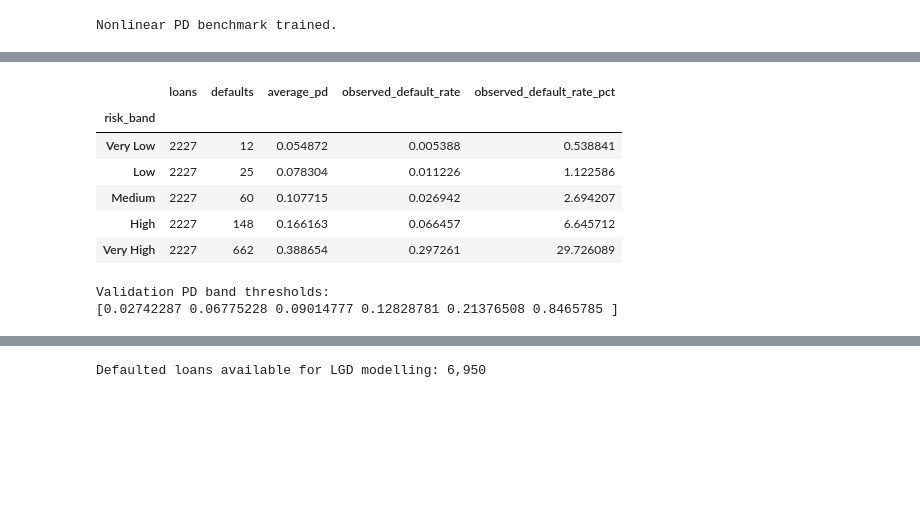
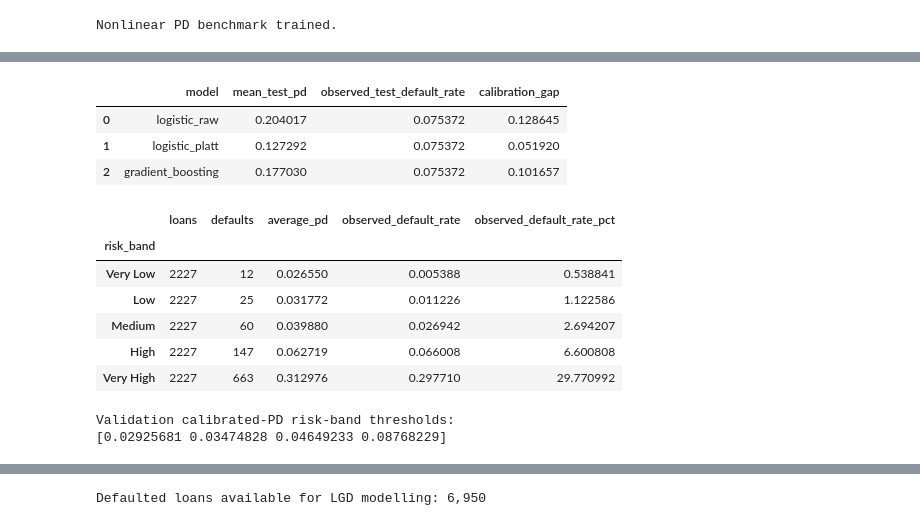
Before and after one commit to Ashwannii-20/BankSense-2.0, a Jupyter notebook: notebooks/03_leakage_analysis.ipynb, the cells around one changed output, grey strips where cells are left out. Drawn from its saved outputs; the diff is of its cells as text; code cells hidden in the pictures; blank space fills up the shorter version.

```diff
--- a/notebooks/03_leakage_analysis.ipynb
+++ b/notebooks/03_leakage_analysis.ipynb
@@ -1120,7 +1120,7 @@ print("Preprocessing pipeline created.")
 # %% [output]
 Preprocessing pipeline created.
 # %%
-preprocessor.fit(X)
+preprocessor.fit(X_train)
 # %% [output]
 ColumnTransformer(transformers=[('numeric',
                                  Pipeline(steps=[('imputer',
@@ -2204,67 +2000,101 @@ model. Retain Gradient Boosting as a challenger benchmark.
+# %%
+# ---------------------------------------------------------------------------
+# Compare out-of-time PD levels
+# ---------------------------------------------------------------------------
+
+pd_level_comparison = pd.DataFrame(
+    {
+        "model": [
+            "logistic_raw",
+            "logistic_platt",
+            "gradient_boosting",
+        ],
+        "mean_test_pd": [
+            test_pd.mean(),
+            test_pd_platt.mean(),
+            gb_test_pd.mean(),
+        ],
+        "observed_test_default_rate": [
+            y_test.mean(),
+            y_test.mean(),
+            y_test.mean(),
+        ],
+    }
+)
+
+pd_level_comparison["calibration_gap"] = (
+    pd_level_comparison["mean_test_pd"]
+    - pd_level_comparison["observed_test_default_rate"]
+)
+
+display(pd_level_comparison)
+# %% [output]
+|  | model | mean_test_pd | observed_test_default_rate | calibration_gap |
+| 0 | logistic_raw | 0.204017 | 0.075372 | 0.128645 |
+| 1 | logistic_platt | 0.127292 | 0.075372 | 0.051920 |
+| 2 | gradient_boosting | 0.177030 | 0.075372 | 0.101657 |
 # %%
 # ---------------------------------------------------------------------------
-# Create validation PD risk bands
+# Create validation PD risk bands using the selected calibration mapping
 # ---------------------------------------------------------------------------
+
+validation_pd_platt = platt_calibrator.predict_proba(
+    validation_pd.reshape(-1, 1)
+)[:, 1]
 
 validation_risk_data = pd.DataFrame(
     {
-        "observed_default": y_validation.values,
-        "predicted_pd": validation_pd.reshape(-1),
+        "observed_default": y_validation.to_numpy(),
+        "predicted_pd": validation_pd_platt,
     }
 )
 
 validation_risk_data["risk_band"] = pd.qcut(
     validation_risk_data["predicted_pd"],
     q=5,
-    labels=[
-        "Very Low",
-        "Low",
-        "Medium",
-        "High",
-        "Very High",
-    ],
+    labels=["Very Low", "Low", "Medium", "High", "Very High"],
     duplicates="drop",
 )
 
 validation_band_summary = (
     validation_risk_data
     .groupby("risk_band", observed=False)
     .agg(
         loans=("observed_default", "size"),
         defaults=("observed_default", "sum"),
         average_pd=("predicted_pd", "mean"),
         observed_default_rate=("observed_default", "mean"),
     )
 )
 
 validation_band_summary["observed_default_rate_pct"] = (
     validation_band_summary["observed_default_rate"] * 100
 )
 
 display(validation_band_summary)
 # %% [output]
 |  | loans | defaults | average_pd | observed_default_rate | observed_default_rate_pct |
 | risk_band |  |  |  |  |  |
-| Very Low | 2227 | 12 | 0.054872 | 0.005388 | 0.538841 |
-| Low | 2227 | 25 | 0.078304 | 0.011226 | 1.122586 |
-| Medium | 2227 | 60 | 0.107715 | 0.026942 | 2.694207 |
-| High | 2227 | 148 | 0.166163 | 0.066457 | 6.645712 |
-| Very High | 2227 | 662 | 0.388654 | 0.297261 | 29.726089 |
+| Very Low | 2227 | 12 | 0.026550 | 0.005388 | 0.538841 |
+| Low | 2227 | 25 | 0.031772 | 0.011226 | 1.122586 |
+| Medium | 2227 | 60 | 0.039880 | 0.026942 | 2.694207 |
+| High | 2227 | 147 | 0.062719 | 0.066008 | 6.600808 |
+| Very High | 2227 | 663 | 0.312976 | 0.297710 | 29.770992 |
 # %%
 # ---------------------------------------------------------------------------
-# Extract validation risk-band thresholds
+# Extract validation-derived risk-band thresholds
 # ---------------------------------------------------------------------------
 
 risk_band_edges = (
     validation_risk_data["predicted_pd"]
-    .quantile([0.0, 0.2, 0.4, 0.6, 0.8, 1.0])
+    .quantile([0.2, 0.4, 0.6, 0.8])
     .to_numpy()
 )
 
-print("Validation PD band thresholds:")
+print("Validation calibrated-PD risk-band thresholds:")
 print(risk_band_edges)
 # %% [output]
-Validation PD band thresholds:
-[0.02742287 0.06775228 0.09014777 0.12828781 0.21376508 0.8465785 ]
+Validation calibrated-PD risk-band thresholds:
+[0.02925681 0.03474828 0.04649233 0.08768229]
 # %%
 # ---------------------------------------------------------------------------
```
Also changed, not shown: parts of 57 cells of this notebook, 18 other files.
